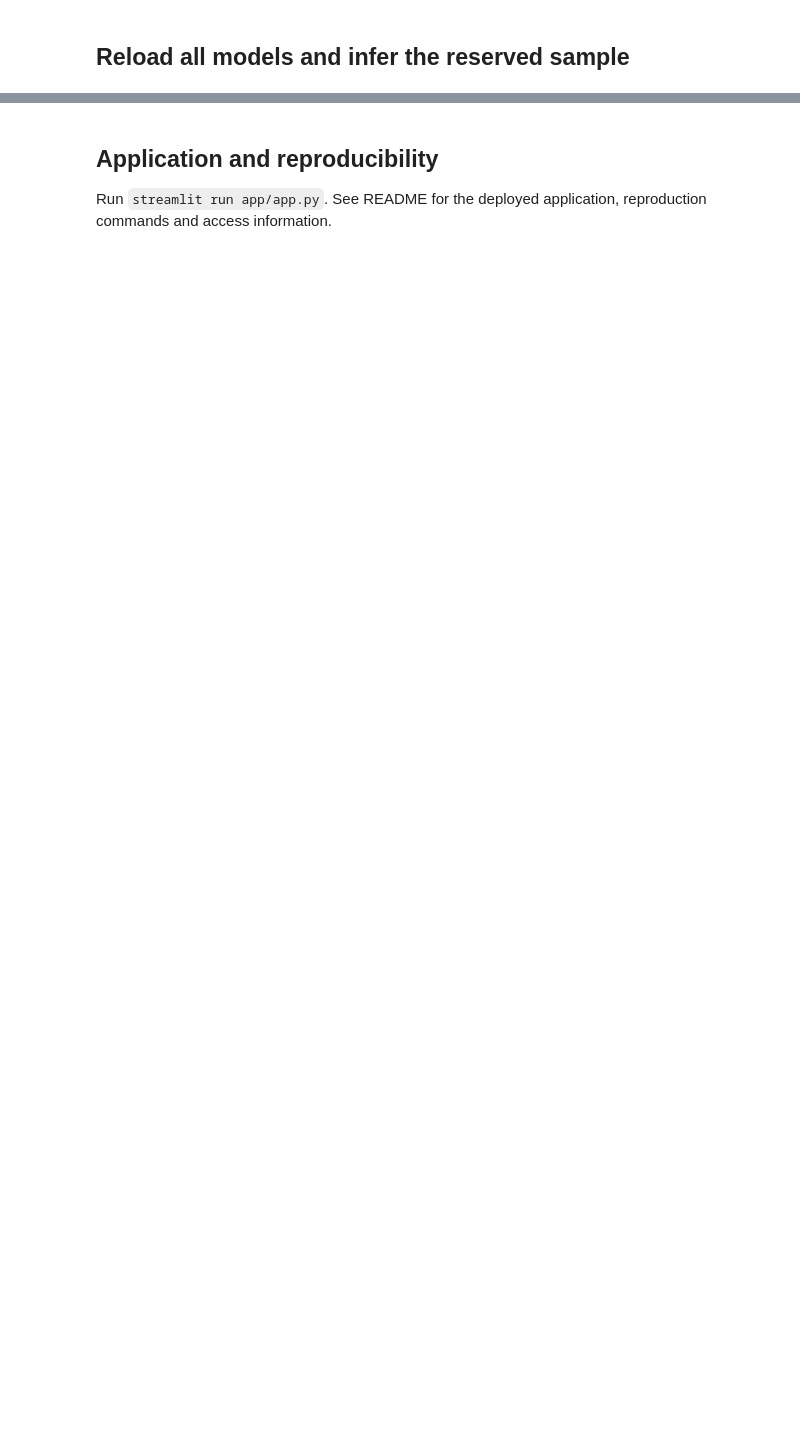
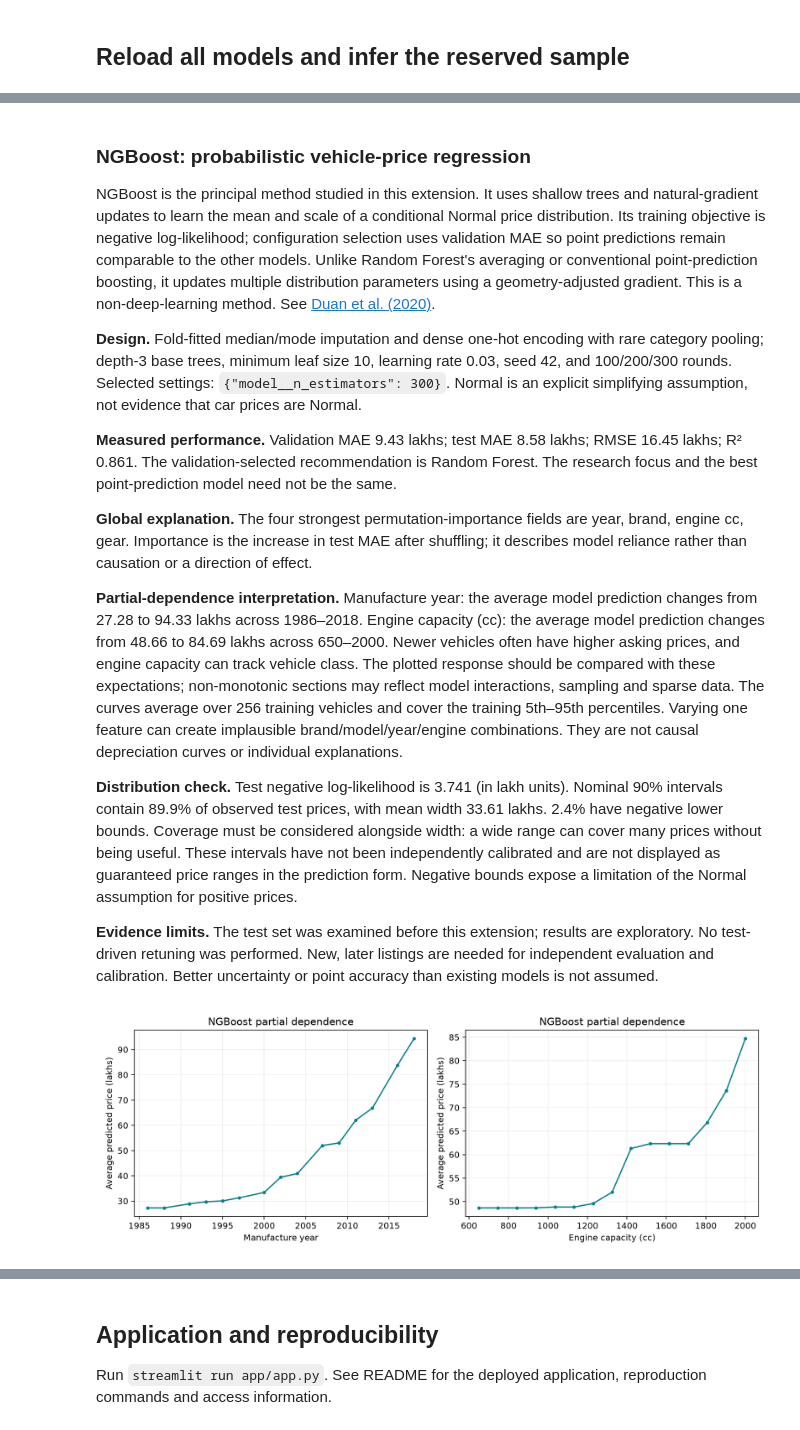
Before and after one commit to suwickramanayaka/sri-lanka-vehicle-price-prediction, a Jupyter notebook: notebooks/vehicle_price_analysis.ipynb, the cells around one changed output, grey strips where cells are left out. Drawn from its saved outputs; the diff is of its cells as text; code cells hidden in the pictures; blank space fills up the shorter version.

```diff
--- a/notebooks/vehicle_price_analysis.ipynb
+++ b/notebooks/vehicle_price_analysis.ipynb
@@ -431,0 +490,51 @@ Actual price (lakhs): 30.95
+# %%
+display(Markdown((ROOT/'reports/interpretations/ngboost_study.md').read_text()))
+display(Image(filename=str(ROOT/'reports/figures/ngboost_partial_dependence.png')))
+display(pd.Series(json.loads((ROOT/'reports/metrics/ngboost_distribution.json').read_text())))
+# %% [output]
+### NGBoost: probabilistic vehicle-price regression
+
+NGBoost is the principal method studied in this extension. It uses shallow trees
+and natural-gradient updates to learn the mean and scale of a conditional Normal
+price distribution. Its training objective is negative log-likelihood; configuration
+selection uses validation MAE so point predictions remain comparable to the other models.
+Unlike Random Forest's averaging or conventional point-prediction boosting, it
+updates multiple distribution parameters using a geometry-adjusted gradient.
+This is a non-deep-learning method. See [Duan et al. (2020)](https://proceedings.mlr.press/v119/duan20a.html).
+
+**Design.** Fold-fitted median/mode imputation and dense one-hot encoding with rare
+category pooling; depth-3 base trees, minimum leaf size 10, learning rate 0.03,
+seed 42, and 100/200/300 rounds. Selected settings: `{"model__n_estimators": 300}`.
+Normal is an explicit simplifying assumption, not evidence that car prices are Normal.
+
+**Measured performance.** Validation MAE 9.43 lakhs; test MAE
+8.58 lakhs; RMSE 16.45 lakhs; R² 0.861.
+The validation-selected recommendation is Random Forest. The research focus
+and the best point-prediction model need not be the same.
+
+**Global explanation.** The four strongest permutation-importance fields are
+year, brand, engine cc, gear. Importance is the increase in test MAE after shuffling; it describes
+model reliance rather than causation or a direction of effect.
+
+**Partial-dependence interpretation.** Manufacture year: the average model prediction changes from 27.28 to 94.33 lakhs across 1986–2018. Engine capacity (cc): the average model prediction changes from 48.66 to 84.69 lakhs across 650–2000.
+Newer vehicles often have higher asking prices, and engine capacity can track
+vehicle class. The plotted response should be compared with these expectations;
+non-monotonic sections may reflect model interactions, sampling and sparse data.
+The curves average over 256 training vehicles and cover the training 5th–95th
+percentiles. Varying one feature can create implausible brand/model/year/engine
+combinations. They are not causal depreciation curves or individual explanations.
+
+**Distribution check.** Test negative log-likelihood is 3.741
+(in lakh units). Nominal 90% intervals contain 89.9%
+of observed test prices, with mean width 33.61 lakhs.
+2.4% have negative lower bounds.
+Coverage must be considered alongside width: a wide range can cover many prices
+without being useful. These intervals have not been independently calibrated and
+are not displayed as guaranteed price ranges in the prediction form. Negative
+bounds expose a limitation of the Normal assumption for positive prices.
+
+**Evidence limits.** The test set was examined before this extension; results are
+exploratory. No test-driven retuning was performed. New, later listings are needed
+for independent evaluation and calibration. Better uncertainty or point accuracy
+than existing models is not assumed.
+[figure, added]
```
Also changed, not shown: parts of 7 cells of this notebook, 49 other files.
